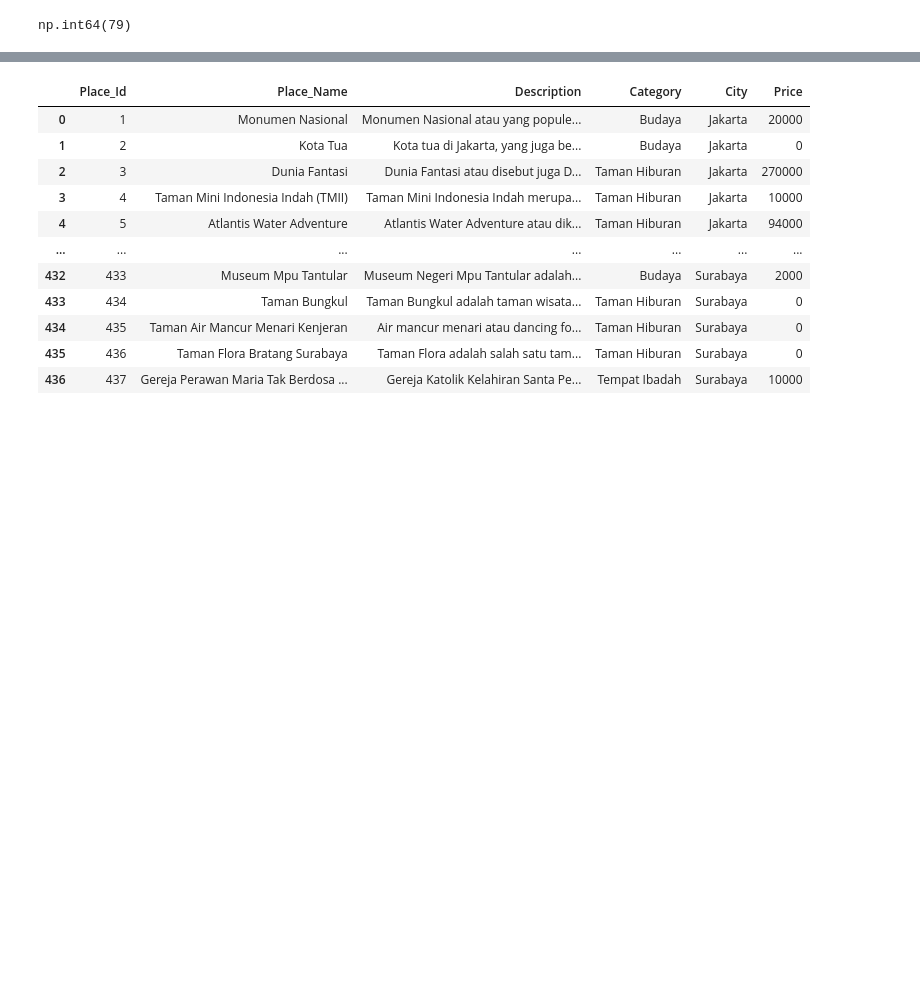
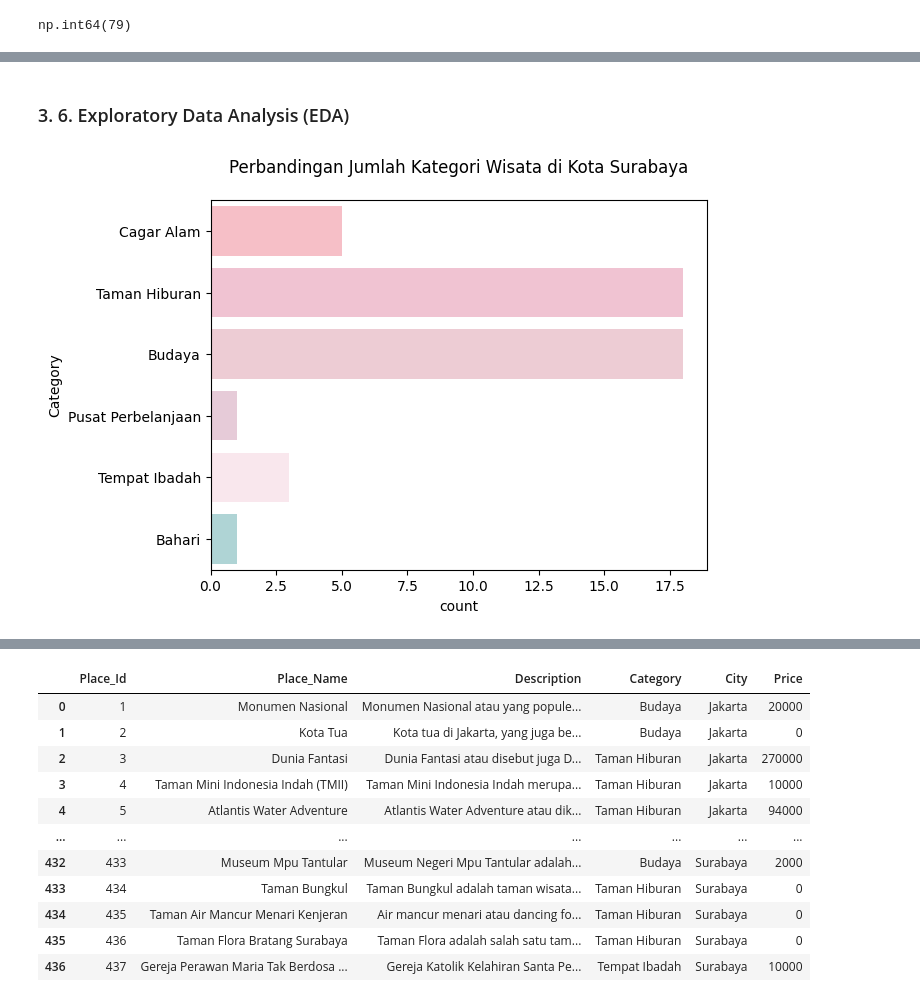
Before and after one commit to labibaadinda/surabaya-tourism-destination-recommendation-system, a Jupyter notebook: recommendation_model.ipynb, the cells around one changed output, grey strips where cells are left out. Saved outputs shown, nothing was run; the diff lists cells and outputs as text; code cells hidden in the pictures; blank space fills up the shorter version.

```diff
--- a/recommendation_model.ipynb
+++ b/recommendation_model.ipynb
@@ -247,0 +272,27 @@ berdasarkan data understanding terdapat
+# %% [markdown]
+### 3. 6. Exploratory Data Analysis (EDA)
+# %%
+# Membuat visualisasi jumlah kategori wisata di Kota Surabaya
+colors = sns.color_palette([
+    "#ffb6c1",  # light pink
+    "#f8bbd0",  # pastel pink
+    "#f3c6d1",  # soft rose
+    "#eac7d8",  # dusty pink
+    "#fce4ec",  # very light pink
+    "#a8dadc",  # pastel blue mint (pelengkap)
+    "#ffe5d9",  # pastel peach (pelengkap)
+    "#f6d1c1",  # pastel coral (pelengkap)
+    "#c1b7a1",  # beige soft (pelengkap)
+    "#d9ead3"   # pastel green (pelengkap)
+])
+
+sns.countplot(
+    y='Category',
+    data=data_tourism_with_id[data_tourism_with_id['City'] == 'Surabaya'],
+    palette= colors
+)
+
+plt.title('Perbandingan Jumlah Kategori Wisata di Kota Surabaya', pad=20)
+plt.show()
+# %% [output]
+[figure, added]
```
Also changed, not shown: parts of 112 cells of this notebook, 2 other files.
